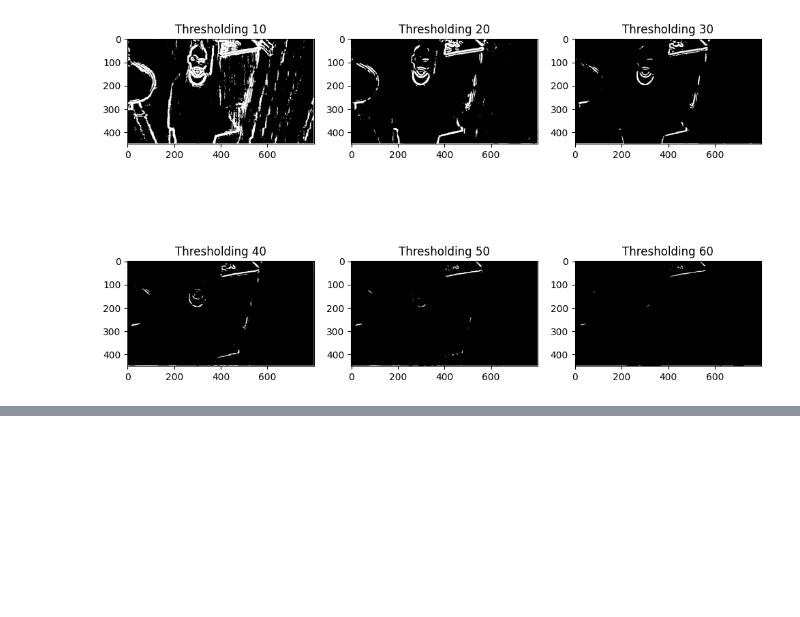
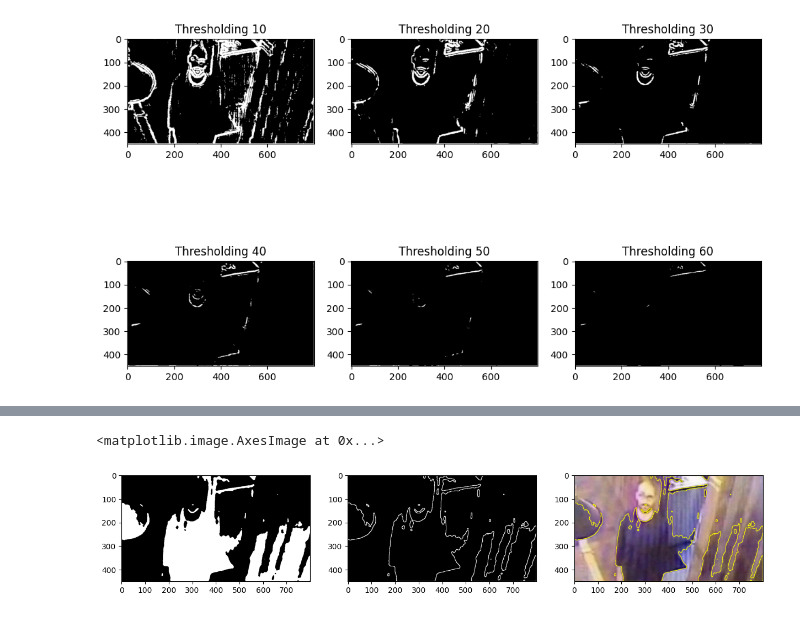
Before and after one commit to praktikum-pcd-2026/ynk-m3-naiaero, a Jupyter notebook: jurnalm3.ipynb, the cells around one changed output, grey strips where cells are left out. Saved outputs shown, nothing was run; the diff lists cells and outputs as text; code cells hidden in the pictures; blank space fills up the shorter version.

```diff
--- a/jurnalm3.ipynb
+++ b/jurnalm3.ipynb
@@ -287,0 +424,12 @@ plt.imshow(david_edge, cmap='gray')
+# %%
+plt.figure(figsize=(15,5))
+mask, outline, hasil = highlight_cctv_pipeline("backup.jpg")
+plt.subplot(131)
+plt.imshow(mask, cmap='gray')
+plt.subplot(132)
+plt.imshow(outline, cmap='gray')
+plt.subplot(133)
+plt.imshow(hasil, cmap='gray')
+# %% [output]
+<matplotlib.image.AxesImage at 0x...>
+[figure, added]
```
Also changed, not shown: parts of 19 cells of this notebook.
